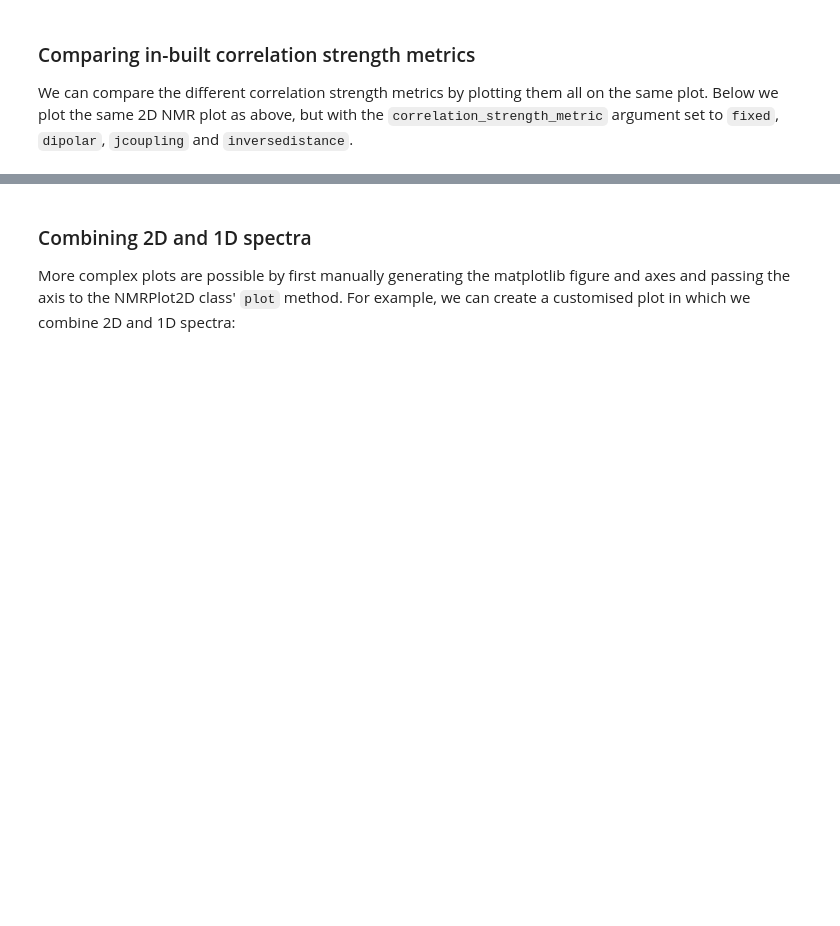
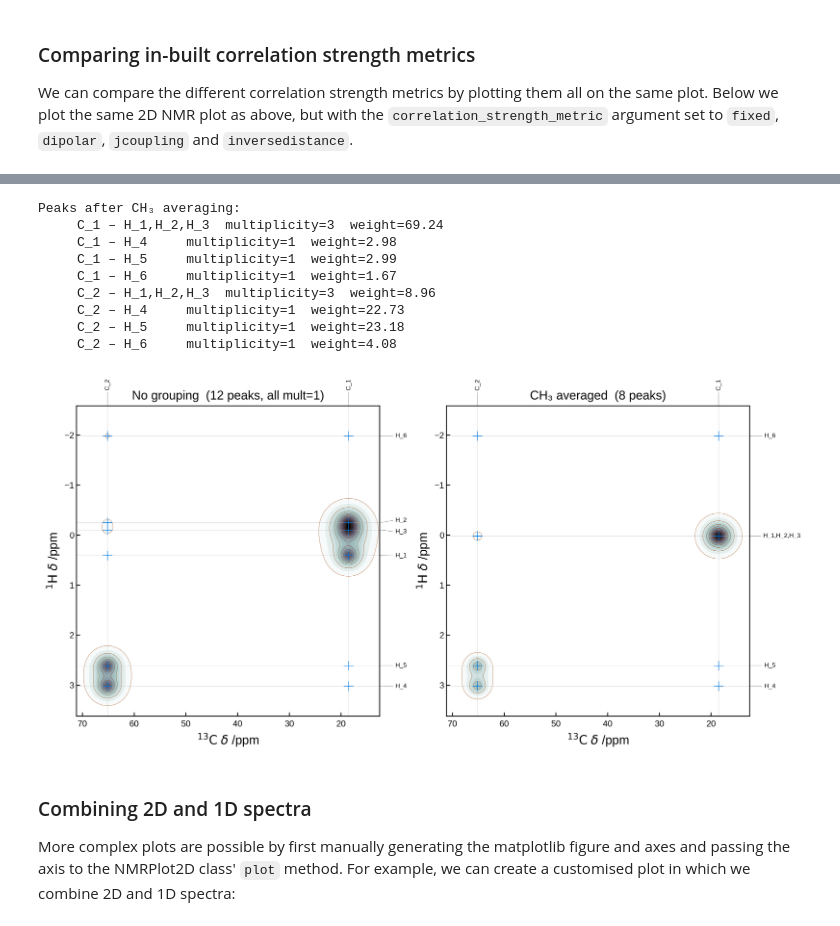
Before and after one commit to CCP-NC/soprano, a Jupyter notebook: tutorials/05-nmr.ipynb, the cells around one changed output, grey strips where cells are left out. Cells and saved outputs as stored; diff of their text form; code cells hidden in the pictures; blank space fills up the shorter version.

```diff
--- a/tutorials/05-nmr.ipynb
+++ b/tutorials/05-nmr.ipynb
@@ -725,0 +749,41 @@ plt.tight_layout()
+# %%
+fig, axes = plt.subplots(1, 2, figsize=(10, 5))
+
+plot_kw = dict(
+    xelement='C',
+    yelement='H',
+    references={'C': 175, 'H': 30},
+    correlation_strength_metric='dipolar',
+)
+settings_kw = dict(
+    show_heatmap=True,
+    show_contour=True,
+    show_markers=True,
+    x_broadening=3.0,
+    y_broadening=0.3,
+    colormap='bone_r',
+    scale_markers=False,
+    max_marker_size=80,
+)
+
+# --- No grouping: every H site is treated independently (multiplicity=1)
+nmr_plain = NMRData2D(atoms, **plot_kw)
+plot_plain = NMRPlot2D(nmr_plain, PlotSettings(**settings_kw), ax=axes[0])
+plot_plain.plot()
+axes[0].set_title(f"No grouping  ({len(nmr_plain.peaks)} peaks, all mult=1)")
+
+# --- CH₃ grouping: the three methyl H sites are merged into one peak
+#     with multiplicity=3, making it appear 3× stronger in the heatmap
+nmr_ch3 = NMRData2D(atoms, average_group='CH3', **plot_kw)
+plot_ch3 = NMRPlot2D(nmr_ch3, PlotSettings(**settings_kw), ax=axes[1])
+plot_ch3.plot()
+axes[1].set_title(f"CH₃ averaged  ({len(nmr_ch3.peaks)} peaks)")
+
+# Print multiplicity and relative heatmap weight for each CH3-grouped peak
+print("Peaks after CH₃ averaging:")
+for p in nmr_ch3.peaks:
+    weight = abs(p.correlation_strength) * p.multiplicity
+    print(f"  {p.xlabel:>6} – {p.ylabel:<6}  multiplicity={p.multiplicity}  weight={weight:.2f}")
+
+plt.tight_layout()
+# %% [output]
@@ -726,3 +792,13 @@ plt.tight_layout()
+Peaks after CH₃ averaging:
+     C_1 – H_1,H_2,H_3  multiplicity=3  weight=69.24
+     C_1 – H_4     multiplicity=1  weight=2.98
+     C_1 – H_5     multiplicity=1  weight=2.99
+     C_1 – H_6     multiplicity=1  weight=1.67
+     C_2 – H_1,H_2,H_3  multiplicity=3  weight=8.96
+     C_2 – H_4     multiplicity=1  weight=22.73
+     C_2 – H_5     multiplicity=1  weight=23.18
+     C_2 – H_6     multiplicity=1  weight=4.08
+[figure, added]
 # %% [markdown]
 ### Combining 2D and 1D spectra
 
```
Also changed, not shown: parts of 13 cells of this notebook, 6 other files.
